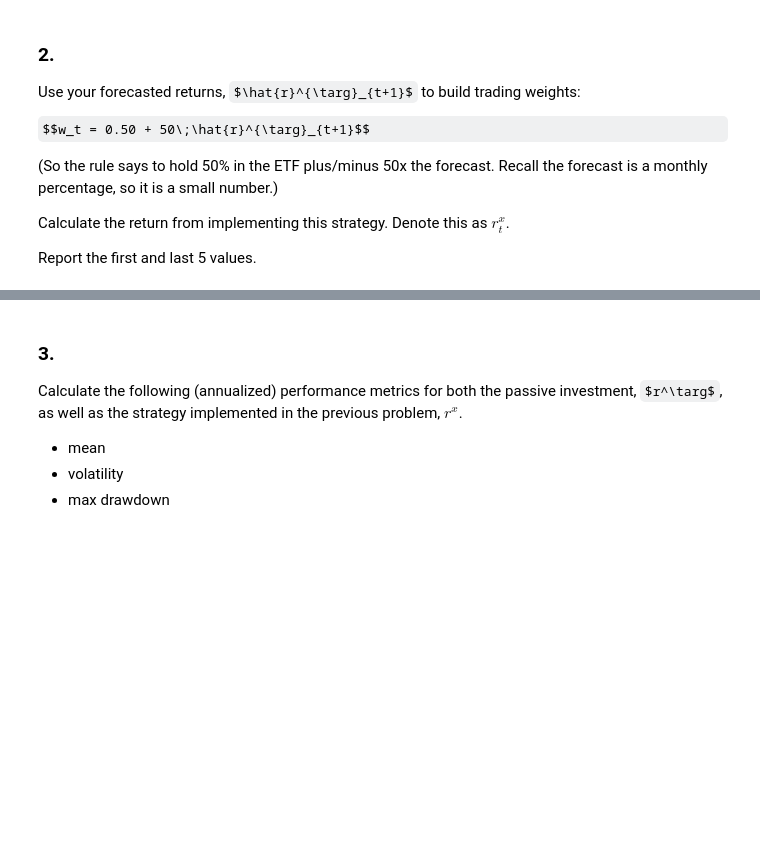
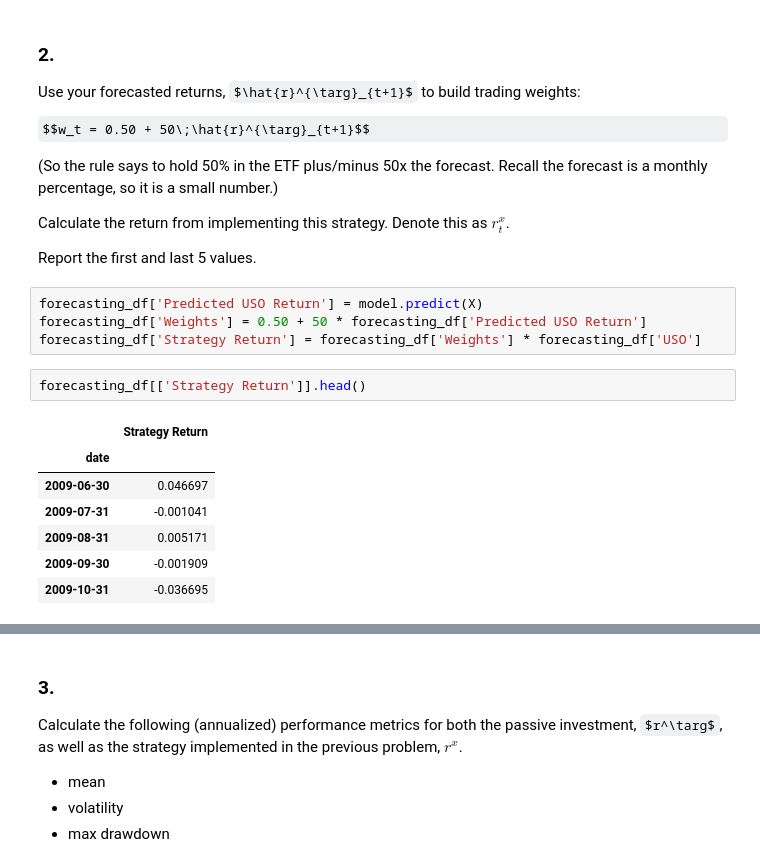
Before and after one commit to ekopen/finm-portfolio-2024, a Jupyter notebook: exams/practice Final Exam v2.ipynb, the cells around one changed output, grey strips where cells are left out. Saved outputs shown, nothing was run; the diff lists cells and outputs as text; some formulas as TeX source; blank space fills up the shorter version.

```diff
--- a/exams/practice Final Exam v2.ipynb
+++ b/exams/practice Final Exam v2.ipynb
@@ -508,3 +550,17 @@ $$w_t = 0.50 + 50\;\hat{r}^{\targ}_{t+1}$$
 Calculate the return from implementing this strategy. Denote this as $r^x_t$.
 
 Report the first and last 5 values.
+# %%
+forecasting_df['Predicted USO Return'] = model.predict(X)
+forecasting_df['Weights'] = 0.50 + 50 * forecasting_df['Predicted USO Return']
+forecasting_df['Strategy Return'] = forecasting_df['Weights'] * forecasting_df['USO']
+# %%
+forecasting_df[['Strategy Return']].head()
+# %% [output]
+|  | Strategy Return |
+| date |  |
+| 2009-06-30 | 0.046697 |
+| 2009-07-31 | -0.001041 |
+| 2009-08-31 | 0.005171 |
+| 2009-09-30 | -0.001909 |
+| 2009-10-31 | -0.036695 |
```
Also changed, not shown: parts of 13 cells of this notebook.
